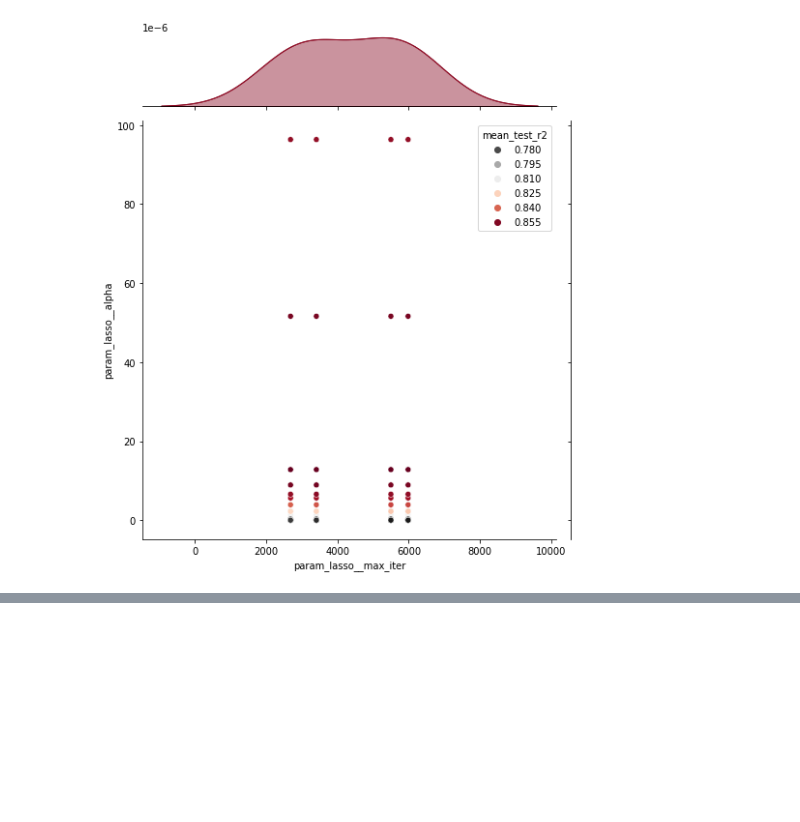
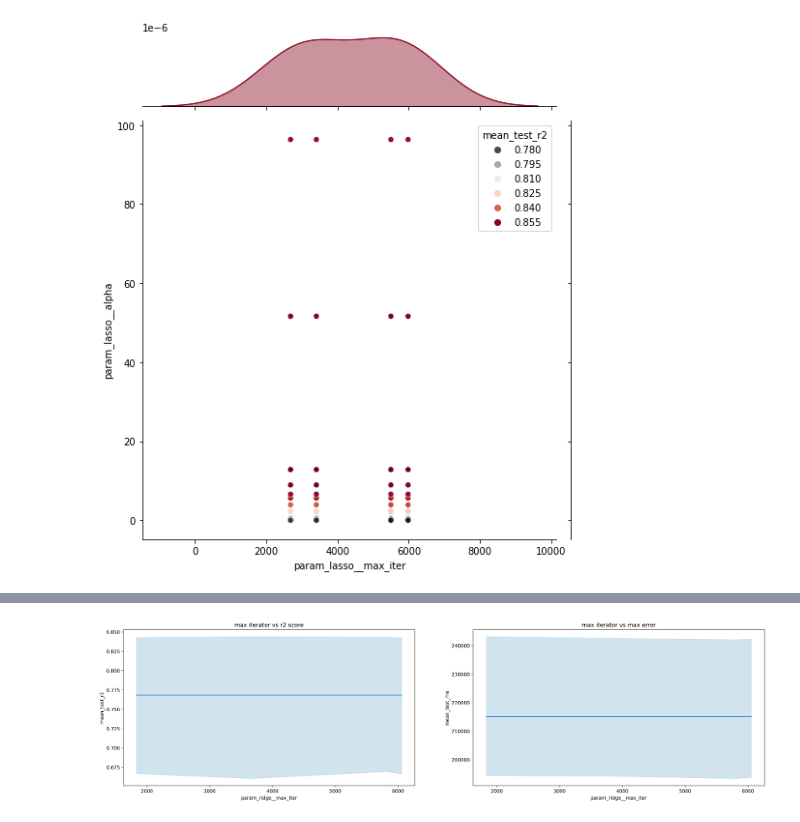
Before and after one commit to ashen007/HousePricePrediction, a Jupyter notebook: model/model tuning performance.ipynb, the cells around one changed output, grey strips where cells are left out. Saved outputs shown, nothing was run; the diff lists cells and outputs as text; code cells hidden in the pictures; blank space fills up the shorter version.

```diff
--- a/model/model tuning performance.ipynb
+++ b/model/model tuning performance.ipynb
@@ -57,0 +78,14 @@ plt.show()
+# %%
+figure, axes = plt.subplots(nrows=1, ncols=2, figsize=[24, 6], dpi=300)
+sns.lineplot(x='param_ridge__max_iter', y='mean_test_r2',
+             data=ridge[['param_ridge__max_iter', 'mean_test_r2']],
+             ax=axes[0])
+axes[0].set_title('max iterator vs r2 score')
+sns.lineplot(x='param_ridge__max_iter', y='mean_test_me',
+             data=ridge[['param_ridge__max_iter', 'mean_test_me']],
+             ax=axes[1])
+axes[1].set_title('max iterator vs max error')
+plt.savefig('graphs/ridge_max_iterator.png')
+plt.show()
+# %% [output]
+[figure, added]
```
Also changed, not shown: parts of 4 cells of this notebook, 3 other files.
